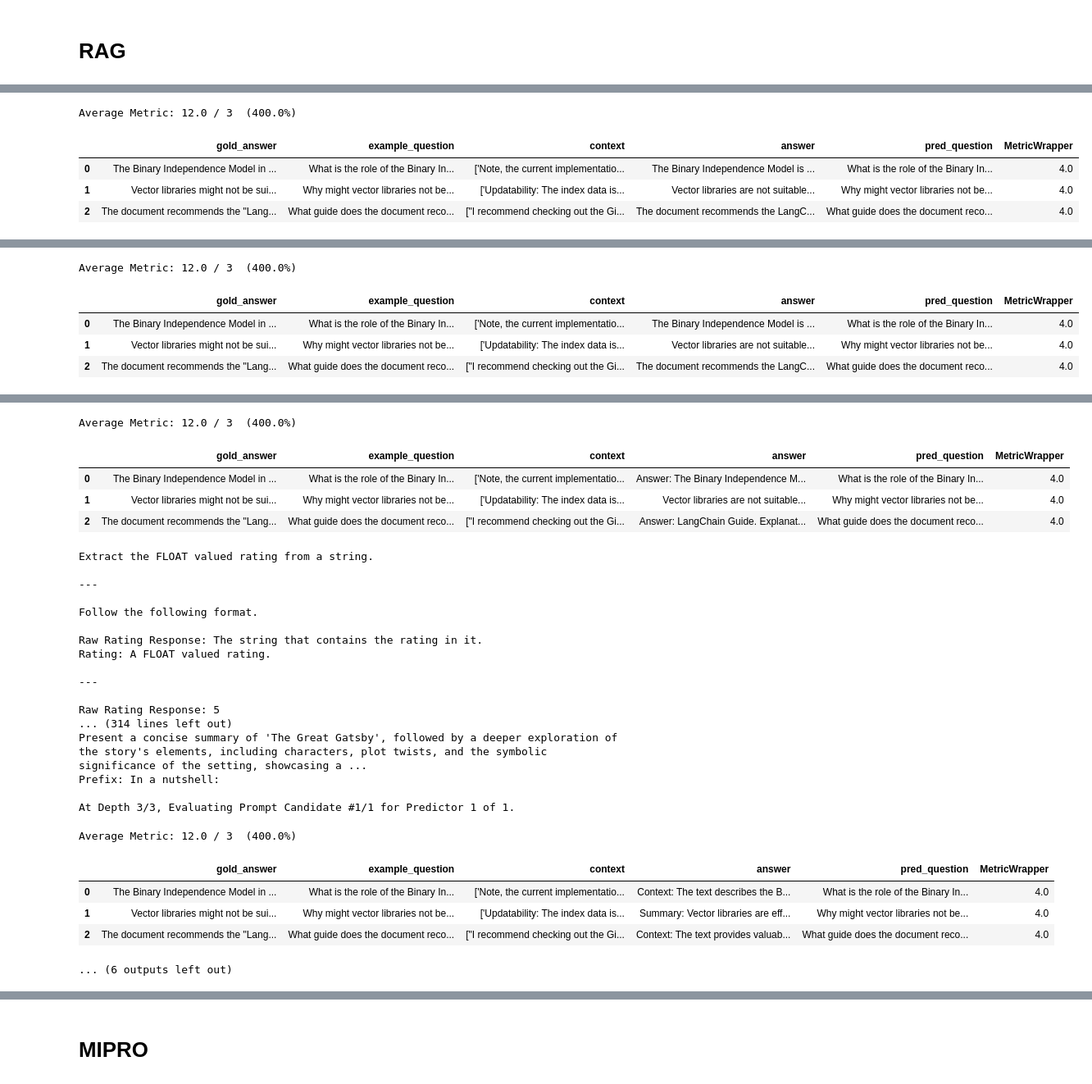
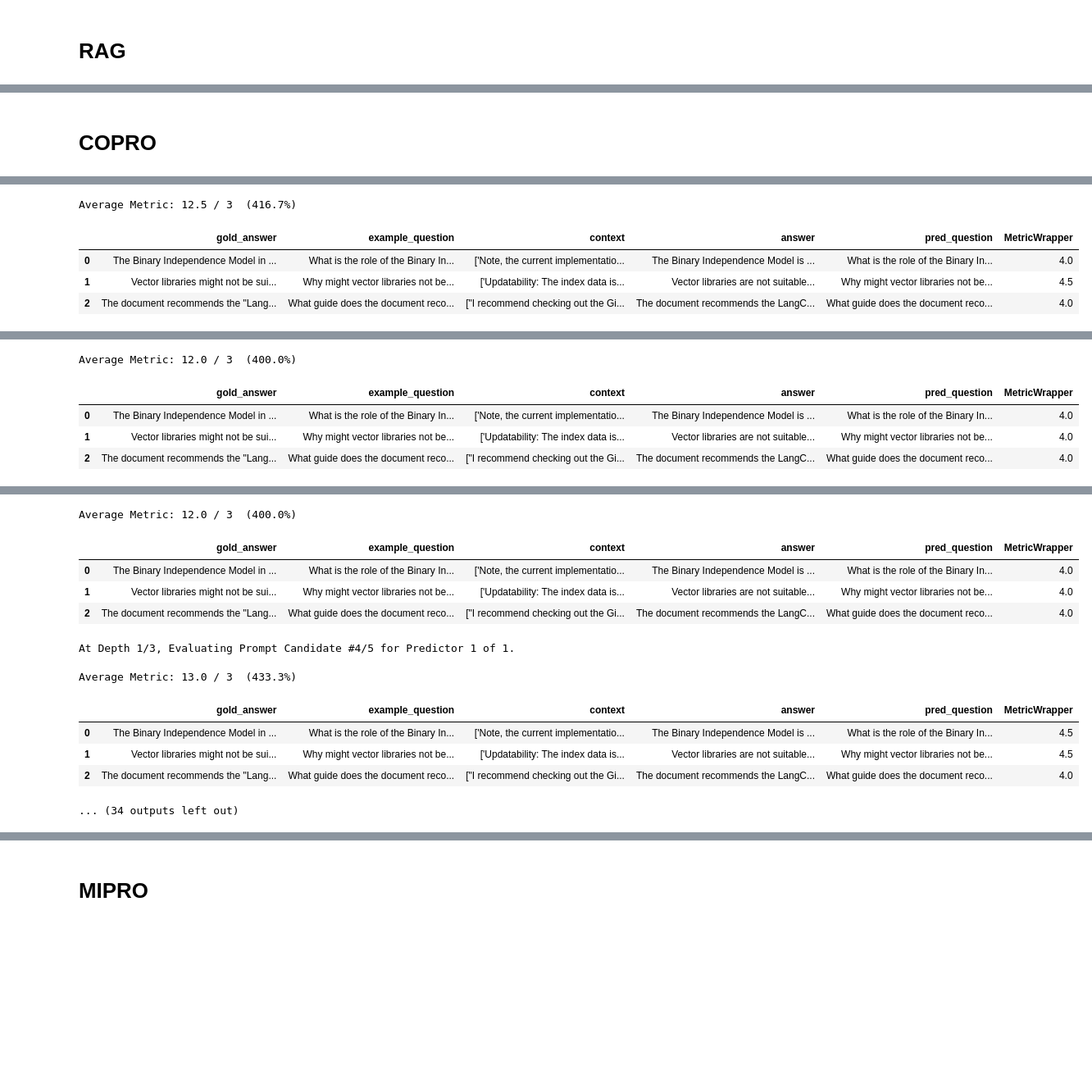
Before and after one commit to weaviate/recipes, a Jupyter notebook: integrations/dspy/5.Advanced-Optimizers.ipynb, the cells around one changed output, grey strips where cells are left out. Shown: that part at 82% size. Saved outputs shown, nothing was run; the diff lists cells and outputs as text; code cells hidden in the pictures; blank space fills up the shorter version.

```diff
--- a/integrations/dspy/5.Advanced-Optimizers.ipynb
+++ b/integrations/dspy/5.Advanced-Optimizers.ipynb
@@ -22,9 +25,10 @@ import dspy
 from dspy.retrieve.weaviate_rm import WeaviateRM
 import weaviate
 
-command_r = dspy.Cohere(model="command-r", max_tokens=2000, api_key="ai-key")
+command_r = dspy.Cohere(model="command-r", max_tokens=4000, api_key=cohere_api_key)
+command_r_plus = dspy.Cohere(model="command-r-plus", max_tokens=4000, api_key=cohere_api_key)
+gpt4 = dspy.OpenAI(model="gpt-4", max_tokens=4000)
 
-weaviate_client = weaviate.connect_to_wcs(cluster_url ="wcs-url",
-                                  auth_credentials=weaviate.auth.AuthApiKey("wcs-auth-key"))
+weaviate_client = weaviate.connect_to_local()
 retriever_model = WeaviateRM("WeaviateBlogChunk", weaviate_client=weaviate_client)
 dspy.settings.configure(lm=command_r, rm=retriever_model)
@@ -62,28 +73,20 @@ HTTP Request: POST https://api.cohere.ai/v1/chat "HTTP/1.1 200 OK"
 # %%
 import json
 
-# Assuming 'dataset.json' is in the same directory as this script
 file_path = './WeaviateBlogRAG-0-0-0.json'
-
-# Read the dataset from 'dataset.json'
 with open(file_path, 'r') as file:
     dataset = json.load(file)
 
-# Initialize empty lists for gold_answers and queries
 gold_answers = []
 queries = []
 
-# Parse the gold_answers and queries
 for row in dataset:
     gold_answers.append(row["gold_answer"])
     queries.append(row["query"])
-
 
 data = []
 
 for i in range(len(gold_answers)):
     data.append(dspy.Example(gold_answer=gold_answers[i], question=queries[i]).with_inputs("question"))
 
-trainset = data[:30]
-devset = data[30:35] # Small Devset
-testset = data[35:]
+trainset, devset, testset = data[:25], data[25:35], data[35:]
@@ -190,10 +120,10 @@ class GenerateAnswer(dspy.Signature):
     answer = dspy.OutputField(desc="A detailed answer that is supported by the context.")
 
 class RAG(dspy.Module):
-    def __init__(self, passages_per_hop=3, max_hops=2):
+    def __init__(self, k=3):
         super().__init__()
 
-        self.retrieve = dspy.Retrieve(k=passages_per_hop)
+        self.retrieve = dspy.Retrieve(k=k)
         self.generate_answer = dspy.Predict(GenerateAnswer)
 
     def forward(self, question):
@@ -228,16 +397,20 @@ Average Metric: 19.6 / 5  (392.0%)
+# %% [markdown]
+# COPRO
 # %%
 from dspy.teleprompt import COPRO
 
-COPRO_teleprompter = COPRO(prompt_model=command_r,
+gpt4 = dspy.OpenAI(model="gpt-4-1106-preview", max_tokens=4000, model_type="chat")
+
+COPRO_teleprompter = COPRO(prompt_model=gpt4,
                           metric=MetricWrapper,
-                          breadth=8,
+                          breadth=5,
                           depth=3,
-                          init_temperature=0,
-                          verbose=True,
+                          init_temperature=0.7,
+                          verbose=False,
                           track_stats=True)
 kwargs = dict(num_threads=1, display_progress=True, display_table=5)
 
 COPRO_compiled_RAG = COPRO_teleprompter.compile(RAG(), trainset=trainset[:3], eval_kwargs=kwargs)
-eval_score = evaluate(COPRO_compiled_RAG, devset=devset, **kwargs)
+eval_score = evaluate(COPRO_compiled_RAG, metric=MetricWrapper)
 print(eval_score)
 # %% [output]
@@ -261,5 +419,5 @@ At Depth 1/3, Evaluating Prompt Candidate #1/2 for Predictor 1 of 1.
-Average Metric: 12.0 / 3  (400.0%)
+Average Metric: 12.5 / 3  (416.7%)
 |  | gold_answer | example_question | context | answer | pred_question | MetricWrapper |
 | 0 | The Binary Independence Model in ... | What is the role of the Binary In... | ['Note, the current implementatio... | The Binary Independence Model is ... | What is the role of the Binary In... | 4.0 |
-| 1 | Vector libraries might not be sui... | Why might vector libraries not be... | ['Updatability: The index data is... | Vector libraries are not suitable... | Why might vector libraries not be... | 4.0 |
+| 1 | Vector libraries might not be sui... | Why might vector libraries not be... | ['Updatability: The index data is... | Vector libraries are not suitable... | Why might vector libraries not be... | 4.5 |
 | 2 | The document recommends the "Lang... | What guide does the document reco... | ["I recommend checking out the Gi... | The document recommends the LangC... | What guide does the document reco... | 4.0 |
@@ -305,31 +431,15 @@ At Depth 2/3, Evaluating Prompt Candidate #1/1 for Predictor 1 of 1.
 Average Metric: 12.0 / 3  (400.0%)
 |  | gold_answer | example_question | context | answer | pred_question | MetricWrapper |
-| 0 | The Binary Independence Model in ... | What is the role of the Binary In... | ['Note, the current implementatio... | Answer: The Binary Independence M... | What is the role of the Binary In... | 4.0 |
+| 0 | The Binary Independence Model in ... | What is the role of the Binary In... | ['Note, the current implementatio... | The Binary Independence Model is ... | What is the role of the Binary In... | 4.0 |
 | 1 | Vector libraries might not be sui... | Why might vector libraries not be... | ['Updatability: The index data is... | Vector libraries are not suitable... | Why might vector libraries not be... | 4.0 |
-| 2 | The document recommends the "Lang... | What guide does the document reco... | ["I recommend checking out the Gi... | Answer: LangChain Guide. Explanat... | What guide does the document reco... | 4.0 |
+| 2 | The document recommends the "Lang... | What guide does the document reco... | ["I recommend checking out the Gi... | The document recommends the LangC... | What guide does the document reco... | 4.0 |
-Extract the FLOAT valued rating from a string.
-
----
-
-Follow the following format.
-
-Raw Rating Response: The string that contains the rating in it.
-Rating: A FLOAT valued rating.
-
----
-
-Raw Rating Response: 5
-... (314 lines left out)
-Present a concise summary of 'The Great Gatsby', followed by a deeper exploration of the story's elements, including characters, plot twists, and the symbolic significance of the setting, showcasing a ...
-Prefix: In a nutshell:
-
-At Depth 3/3, Evaluating Prompt Candidate #1/1 for Predictor 1 of 1.
+At Depth 1/3, Evaluating Prompt Candidate #4/5 for Predictor 1 of 1.
-Average Metric: 12.0 / 3  (400.0%)
+Average Metric: 13.0 / 3  (433.3%)
 |  | gold_answer | example_question | context | answer | pred_question | MetricWrapper |
-| 0 | The Binary Independence Model in ... | What is the role of the Binary In... | ['Note, the current implementatio... | Context: The text describes the B... | What is the role of the Binary In... | 4.0 |
-| 1 | Vector libraries might not be sui... | Why might vector libraries not be... | ['Updatability: The index data is... | Summary: Vector libraries are eff... | Why might vector libraries not be... | 4.0 |
-| 2 | The document recommends the "Lang... | What guide does the document reco... | ["I recommend checking out the Gi... | Context: The text provides valuab... | What guide does the document reco... | 4.0 |
+| 0 | The Binary Independence Model in ... | What is the role of the Binary In... | ['Note, the current implementatio... | The Binary Independence Model is ... | What is the role of the Binary In... | 4.5 |
+| 1 | Vector libraries might not be sui... | Why might vector libraries not be... | ['Updatability: The index data is... | Vector libraries are not suitable... | Why might vector libraries not be... | 4.5 |
+| 2 | The document recommends the "Lang... | What guide does the document reco... | ["I recommend checking out the Gi... | The document recommends the LangC... | What guide does the document reco... | 4.0 |
-... (6 outputs left out)
+... (34 outputs left out)
 # %%
 print(COPRO_compiled_RAG(question="What is ref2vec?").answer)
 # %% [output]
```
Also changed, not shown: parts of 34 cells of this notebook.
